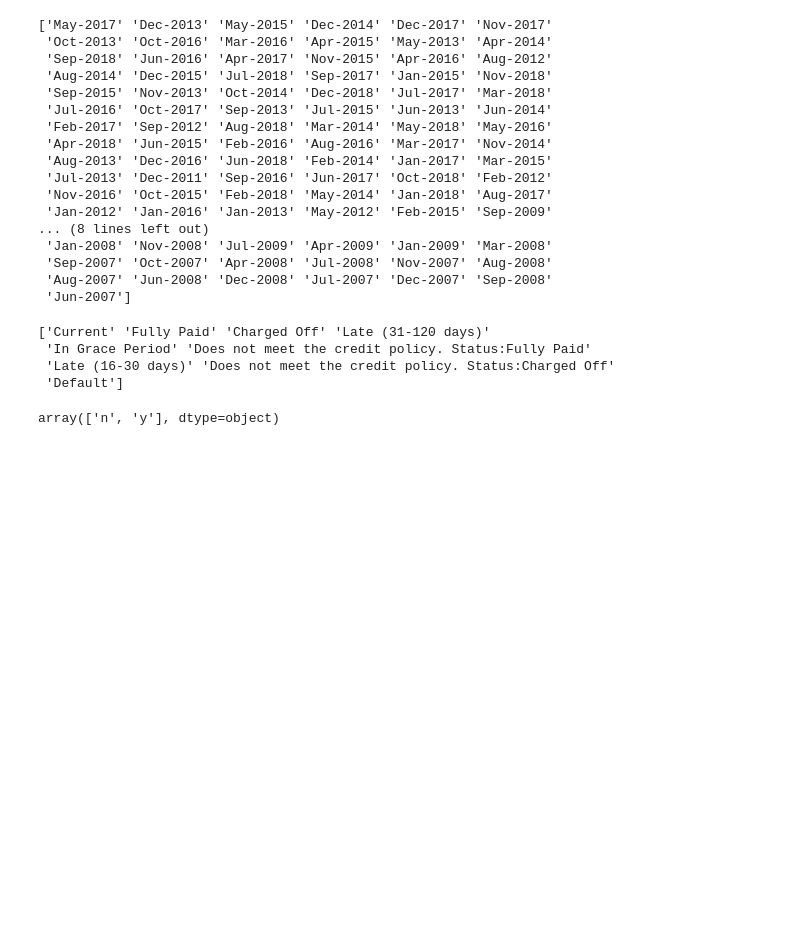
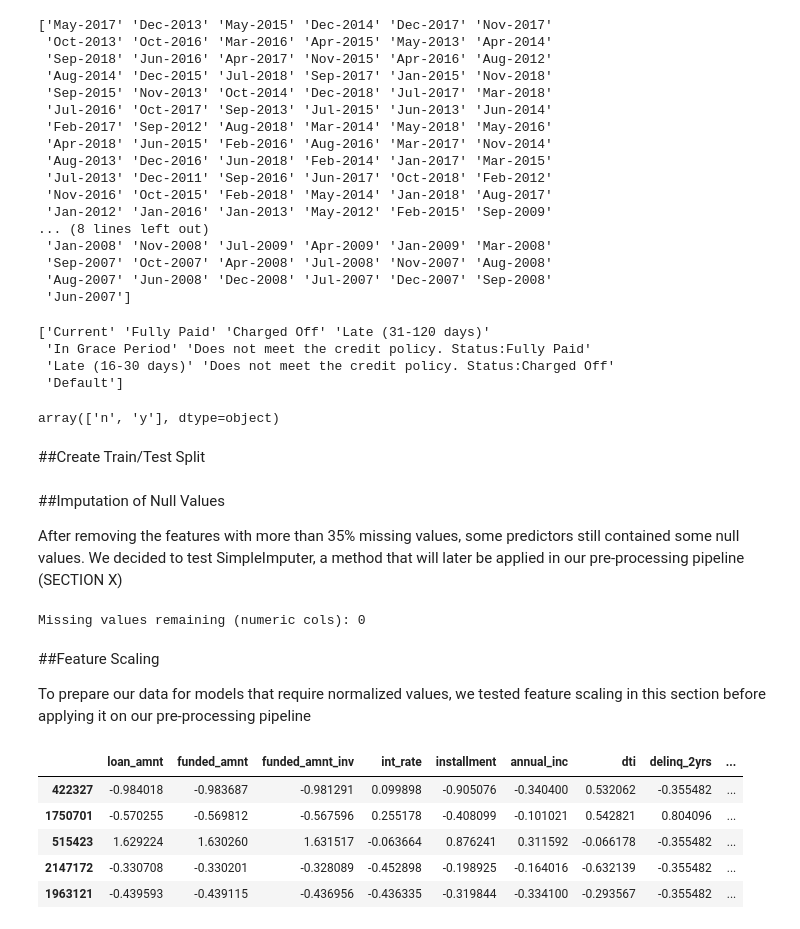
Before and after one commit to victor-floriano/ba-810-team-project, a Jupyter notebook: ba810-group1-project-proposal.ipynb, the cells around one changed output. Saved outputs shown, nothing was run; the diff lists cells and outputs as text; code cells hidden in the pictures; blank space fills up the shorter version.

```diff
--- a/ba810-group1-project-proposal.ipynb
+++ b/ba810-group1-project-proposal.ipynb
@@ -402,3 +406,59 @@ sample_df['loan_status'].replace({'Current':0, 'Fully Paid':0,
 sample_df['pymnt_plan'].unique()
 # %% [output]
 array(['n', 'y'], dtype=object)
+# %% [markdown]
+##Create Train/Test Split
+# %%
+#Train/test split
+
+X = sample_df.drop('loan_status', axis=1)
+y = sample_df['loan_status'].copy()
+X_train, X_test, y_train, y_test = train_test_split(X, y, test_size=0.2,
+                                                    random_state=0, stratify=y)
+
+#Create copies to experiment on before adding to pipeline
+X_train_copy = X_train.copy();
+y_train_copy = y_train.copy();
+# %% [markdown]
+##Imputation of Null Values
+
+After removing the features with more than 35% missing values, some predictors still contained some null values. We decided to test SimpleImputer, a method that will later be applied in our pre-processing pipeline (SECTION X)
+# %%
+#Note: test will be done on numeric columns
+#Create mean imputer
+mean_imputer = SimpleImputer(strategy="mean")
+
+#Select only numerical variables
+X_train_copy_num = X_train_copy.select_dtypes(include=[np.number])
+
+#Fit/Transform
+X_train_copy_imp = mean_imputer.fit_transform(X_train_copy_num)
+
+#Create dataframe with results
+X_train_copy_imp_df = pd.DataFrame(X_train_copy_imp, columns=X_train_copy_num.columns, index=X_train_copy_num.index)
+
+#Check for any null values remaining
+print('Missing values remaining (numeric cols):', X_train_copy_imp_df.isnull().sum().sum())
+# %% [output]
+Missing values remaining (numeric cols): 0
+# %% [markdown]
+##Feature Scaling
+
+To prepare our data for models that require normalized values, we tested feature scaling in this section before applying it on our pre-processing pipeline
+# %%
+#Create standard scaler object
+std_scaler = StandardScaler()
+
+#Fit/Transform
+X_train_copy_num_std_scaled = std_scaler.fit_transform(X_train_copy_num)
+
+#Create dataframe with results
+X_train_copy_num_std_scaled_df = pd.DataFrame(X_train_copy_num_std_scaled, columns=X_train_copy_num.columns, index=X_train_copy_num.index)
+X_train_copy_num_std_scaled_df.head(5)
+# %% [output]
+|  | loan_amnt | funded_amnt | funded_amnt_inv | int_rate | installment | annual_inc | dti | delinq_2yrs | ... |
+| 422327 | -0.984018 | -0.983687 | -0.981291 | 0.099898 | -0.905076 | -0.340400 | 0.532062 | -0.355482 | ... |
+| 1750701 | -0.570255 | -0.569812 | -0.567596 | 0.255178 | -0.408099 | -0.101021 | 0.542821 | 0.804096 | ... |
+| 515423 | 1.629224 | 1.630260 | 1.631517 | -0.063664 | 0.876241 | 0.311592 | -0.066178 | -0.355482 | ... |
+| 2147172 | -0.330708 | -0.330201 | -0.328089 | -0.452898 | -0.198925 | -0.164016 | -0.632139 | -0.355482 | ... |
+| 1963121 | -0.439593 | -0.439115 | -0.436956 | -0.436335 | -0.319844 | -0.334100 | -0.293567 | -0.355482 | ... |
```
Also changed, not shown: parts of 2 cells of this notebook, 1 other file.
